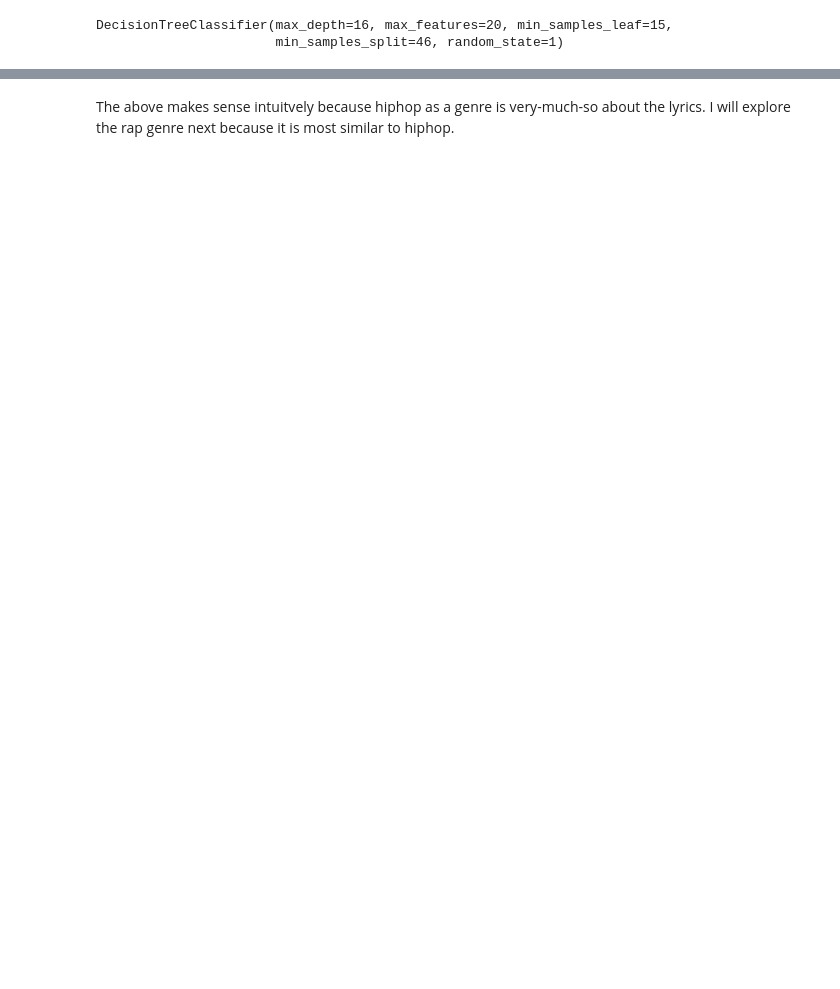
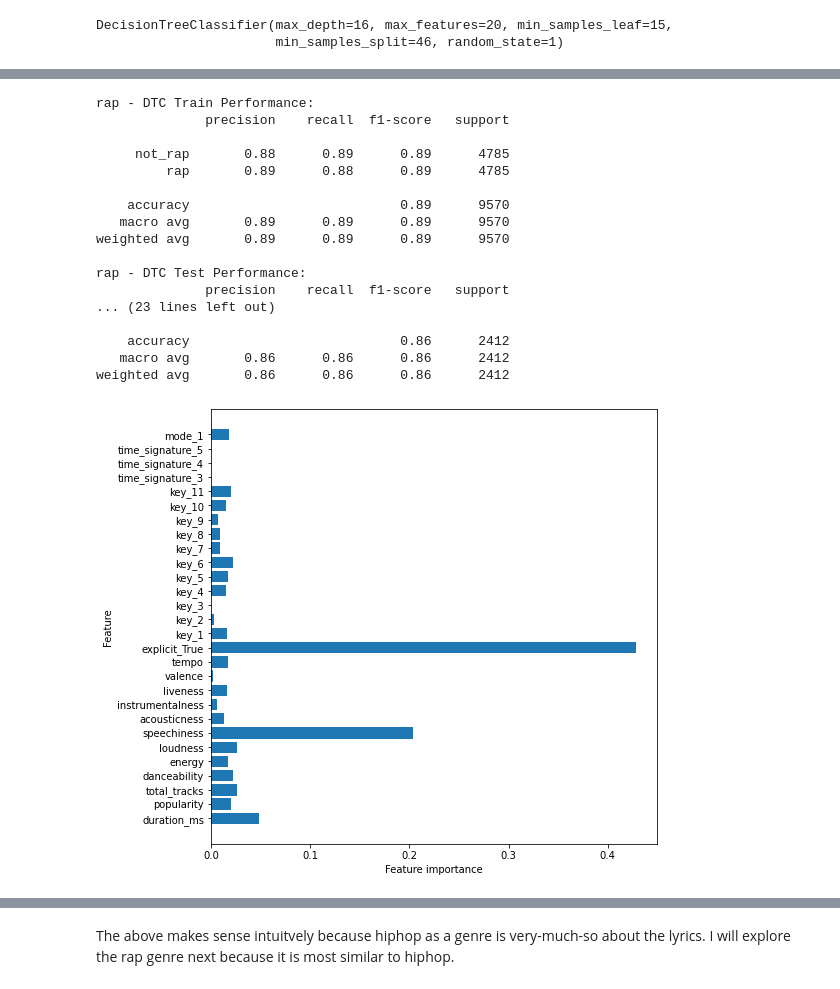
Before and after one commit to mitchellren123/Spotify-Genre-Classification, a Jupyter notebook: Spotify_Genre_Classification.ipynb, the cells around one changed output, grey strips where cells are left out. Cells and saved outputs as stored; diff of their text form; code cells hidden in the pictures; blank space fills up the shorter version.

```diff
--- a/Spotify_Genre_Classification.ipynb
+++ b/Spotify_Genre_Classification.ipynb
@@ -719,0 +861,21 @@ plot_feature_importances(DTC_best_binary_hiphop)
+# %%
+genre_summary_report('rap')
+# %% [output]
+rap - DTC Train Performance:
+              precision    recall  f1-score   support
+
+     not_rap       0.88      0.89      0.89      4785
+         rap       0.89      0.88      0.89      4785
+
+    accuracy                           0.89      9570
+   macro avg       0.89      0.89      0.89      9570
+weighted avg       0.89      0.89      0.89      9570
+
+rap - DTC Test Performance:
+              precision    recall  f1-score   support
+... (23 lines left out)
+
+    accuracy                           0.86      2412
+   macro avg       0.86      0.86      0.86      2412
+weighted avg       0.86      0.86      0.86      2412
+[figure, added]
```
Also changed, not shown: parts of 99 cells of this notebook.
